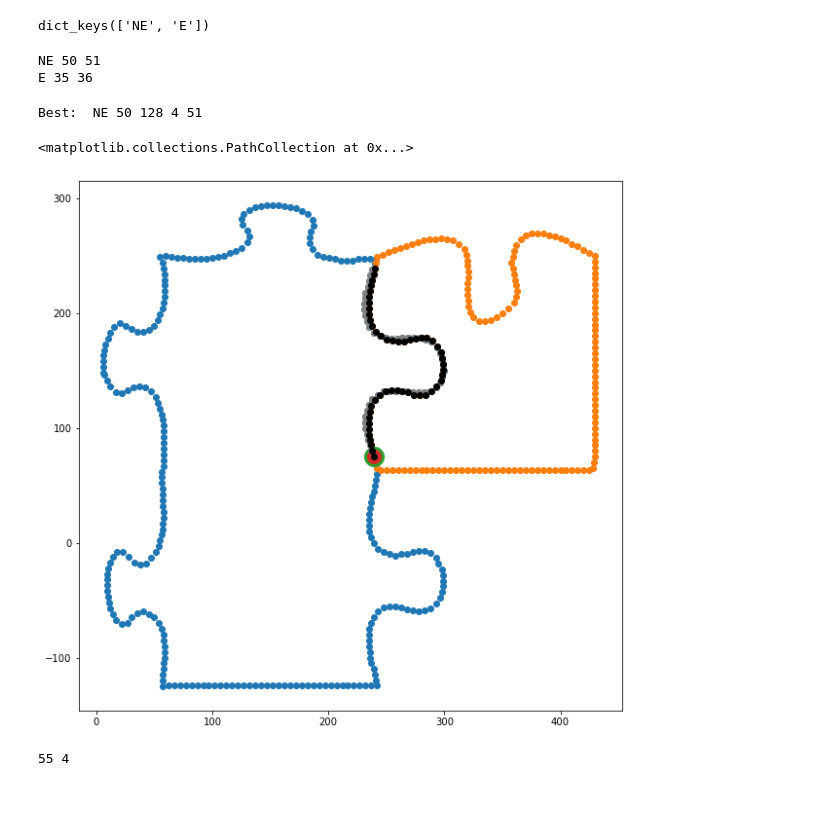
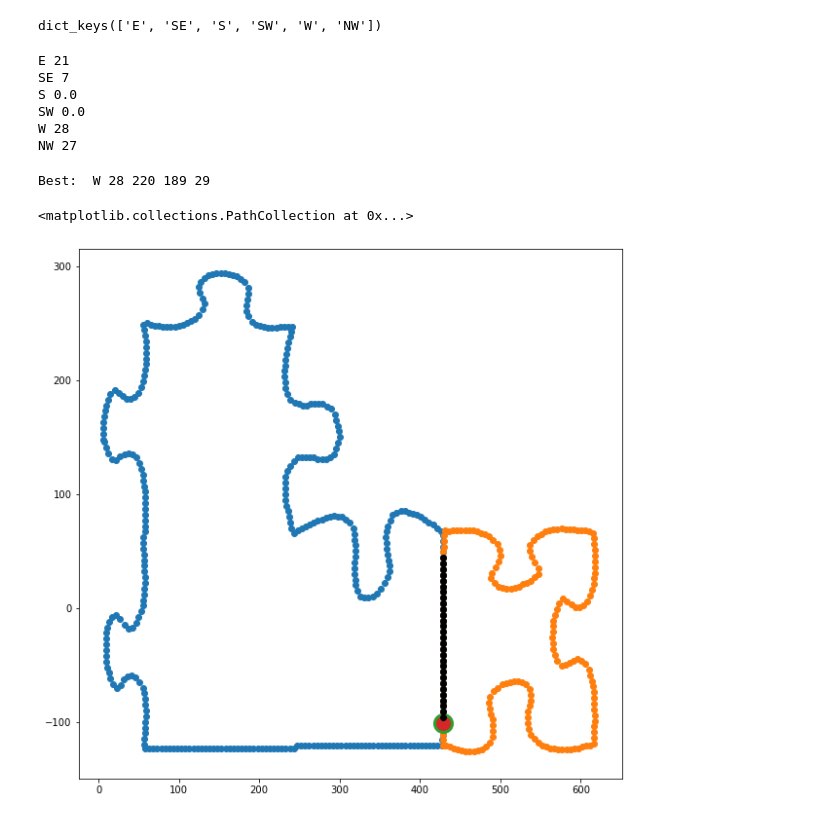
Before and after one commit to KirkDCO/JigSolve, a Jupyter notebook: general_design/3x3_generalization.ipynb, the cells around one changed output. Cells and saved outputs as stored; diff of their text form; code cells hidden in the pictures.

Commit message:
Add index conversion to PuzzlePiece

```diff
--- a/general_design/3x3_generalization.ipynb
+++ b/general_design/3x3_generalization.ipynb
@@ -10,7 +10,7 @@ from AlignerTools import *
 target_pieces = {}
 tried_pieces = {}
 
-for p in ['C','N','NE','E']:#,'SE','S','SW','W','NW']:
+for p in ['C','N','NE','E','SE','S','SW','W','NW']:
     target_pieces[p] = PuzzlePiece('3x3_pieces/' + p + '_border.csv', border_sampling_rate=.2)
 # %%
 # get the first piece
@@ -22,7 +22,7 @@ tried_pieces['C'] = copy.deepcopy(query) # keep a copy in case we need to go bac
 ##############################
 print(target_pieces.keys())
 # %% [output]
-dict_keys(['NE', 'E'])
+dict_keys(['E', 'SE', 'S', 'SW', 'W', 'NW'])
 # %%
 # find the closest match in the other pieces
 mx_score = 0
@@ -35,8 +35,8 @@ for i,p in enumerate(target_pieces):
     target = target_pieces[p]
 
     # extend the query to account for circular sequence
-    tail_length = min(int(len(target_pieces[p].border_sample) * .15),
-                  int(len(query.border_sample) * .15))
+    tail_length = min(int(len(target_pieces[p].border_sample) * .10),
+                  int(len(query.border_sample) * .10))
 
     query.extend_border_sample(tail_length)
     target.extend_border_sample(tail_length, reverse = True)
@@ -44,7 +44,7 @@ for i,p in enumerate(target_pieces):
     # get the full pairwise matrix to establish the cutoff value
     DistMatrix, mx, mx_Q, mx_T, length = \
         AlignPiecesEuclid(query.border_sample_ext,
-                           target.border_sample_ext, window = 10)
+                           target.border_sample_ext, window = 5)
 
     sims = []
     for i in range(1,len(DistMatrix)):
@@ -52,7 +52,7 @@ for i,p in enumerate(target_pieces):
             sims.append(DistMatrix[i][j])
 
     sims.sort()
-    cutoff = sims[int(len(sims)*.1)]
+    cutoff = sims[int(len(sims)*.01)]
 
     # Build suffix table from the distance matrix
     distr_score = False
@@ -101,12 +101,6 @@ for i,p in enumerate(target_pieces):
             break
     diy_length += 1
 
-    # adjust for possible circular overlap
-    if diy_mx_Q >= len(query.border_sample):
-        diy_mx_Q = diy_mx_Q - len(query.border_sample)
-    if diy_mx_T >= len(target.border_sample):
-        diy_mx_T = diy_mx_T - len(target.border_sample)
-
     alignments[p] = { 'SuffTable': DIYSuffTable,
                       'mx_score': diy_mx,
                       'mx_Q': diy_mx_Q,
@@ -118,10 +112,14 @@ for i,p in enumerate(target_pieces):
         mx_score = diy_mx
         mx_piece = p
 
-    print(p, diy_mx, diy_length)
+    print(p, diy_mx)
 # %% [output]
-NE 50 51
-E 35 36
+E 21
+SE 7
+S 0.0
+SW 0.0
+W 28
+NW 27
 # %%
 mx_piece_rev = { i:target_pieces[mx_piece].border_sample[i]
                     for i in list(target_pieces[mx_piece].border_sample.keys())[::-1] }
@@ -137,57 +135,41 @@ cutoff = mx_alignment['cutoff']
 target = target_pieces.pop(mx_piece)
 print('Best: ', mx_piece, mx, mx_Q, mx_T, length)
 # %% [output]
-Best:  NE 50 128 4 51
+Best:  W 28 220 189 29
 # %%
 #find the best matched point - this is the end of the best match window
-Q_pt = query.border_sample[list(query.border_sample.keys())[mx_Q-1]]
-T_pt = target.border_sample[list(target.border_sample.keys())[::-1][mx_T-1]]
+Q_pt = query.border_sample[query.ext_to_old_index[mx_Q]]
+T_pt = target.border_sample[target.ext_to_old_index[mx_T]]
 
 # find x,y shift to align pieces based on that one point
 T_xshift = T_pt['x'] - Q_pt['x']
 T_yshift = T_pt['y'] - Q_pt['y']
 
 plt.figure(figsize = [10,10])
 plt.scatter( [query.border_sample[k]['x'] for k,v in query.border_sample.items() ],
              [query.border_sample[k]['y'] for k,v in query.border_sample.items() ])
 plt.scatter( [target.border_sample[k]['x'] - T_xshift for k,v in target.border_sample.items() ],
              [target.border_sample[k]['y'] - T_yshift for k,v in target.border_sample.items() ])
 
 # show best matched points - second will overplot first due to alignment
 plt.scatter( Q_pt['x'], Q_pt['y'], s=400)
 plt.scatter( T_pt['x'] - T_xshift, T_pt['y'] - T_yshift, s=196 )
 
 # show similarity window
-# the black and white points repsent the points in the positive scoring diagonal
+# the black and grey points repsent the points in the positive scoring diagonal
 # of the suffix table starting at the maximum scoring point
 # these points are the best locally aligned points
 
-Q_window_pts = [q for q in range(mx_Q-length, mx_Q)]
-for i,v in enumerate(Q_window_pts):
-    if v < 0:
-        Q_window_pts[i] += len(query.border_sample)
-    elif v >=len(query.border_sample):
-        Q_window_pts[i] -= len(query.border_sample)
-Q_window = [query.border_sample[q] for q in [list(query.border_sample.keys())[i] for i in Q_window_pts]]
+Q_window = [query.border_sample[query.ext_to_old_index[q]] for q in range(mx_Q-length, mx_Q)]
 plt.scatter( [p['x'] for p in Q_window],
              [p['y'] for p in Q_window], c = 'grey' )
 
-T_window_pts = [t for t in range(mx_T-length, mx_T)]
-for i,v in enumerate(T_window_pts):
-    if v < 0:
-        T_window_pts[i] += len(target.border_sample)
-    elif v >=len(target.border_sample):
-        T_window_pts[i] -= len(target.border_sample)
-T_window = [target.border_sample[t] for t in [list(target.border_sample.keys())[::-1][i] for i in T_window_pts]]
+T_window = [target.border_sample[target.ext_to_old_index[t]] for t in range(mx_T - length, mx_T)]
 plt.scatter( [p['x'] - T_xshift for p in T_window],
              [p['y'] - T_yshift for p in T_window], c = 'black' )
 # %% [output]
 <matplotlib.collections.PathCollection at 0x...>
-[figure, old version]
+[figure, new version]
-# %%
-print(mx_T+length, mx_T)
-# %% [output]
-55 4
 # %%
 # combine the pieces into one piece
 Q_window_pts = [q for q in range(mx_Q-length, mx_Q)]
```
Also changed, not shown: parts of 1 cell of this notebook, 1 other file.
